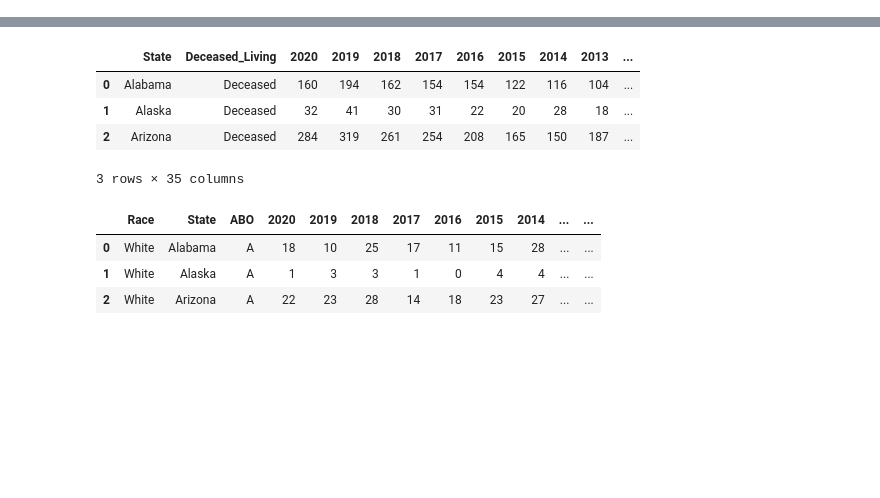
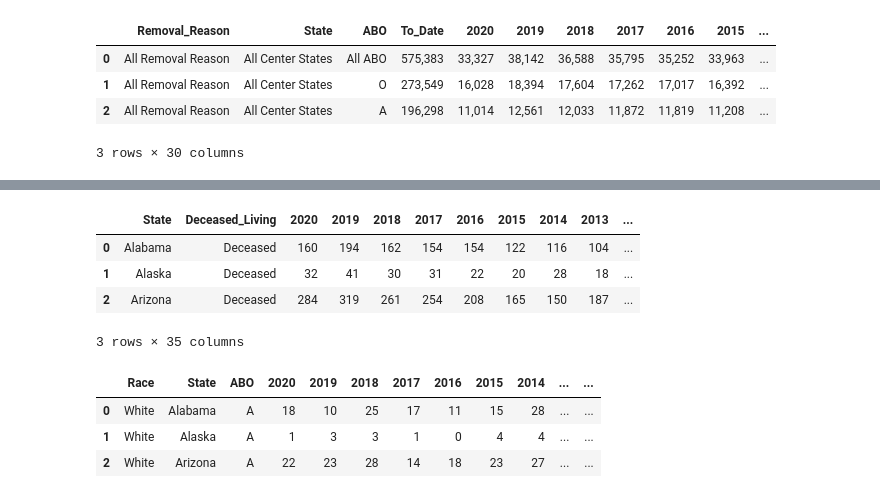
Before and after one commit to Lbrady1025/OPTN-analysis, a Jupyter notebook: csv_to_sql.ipynb, the cells around one changed output, grey strips where cells are left out. Saved outputs shown, nothing was run; the diff lists cells and outputs as text; code cells hidden in the pictures; blank space fills up the shorter version.

```diff
--- a/csv_to_sql.ipynb
+++ b/csv_to_sql.ipynb
@@ -16,0 +21,8 @@ waitinglist_state = pd.read_csv('resources/waitinglist_state.csv')
+# %%
+kidney_removal_state_abo.head(3)
+# %% [output]
+|  | Removal_Reason | State | ABO | To_Date | 2020 | 2019 | 2018 | 2017 | 2016 | 2015 | ... |
+| 0 | All Removal Reason | All Center States | All ABO | 575,383 | 33,327 | 38,142 | 36,588 | 35,795 | 35,252 | 33,963 | ... |
+| 1 | All Removal Reason | All Center States | O | 273,549 | 16,028 | 18,394 | 17,604 | 17,262 | 17,017 | 16,392 | ... |
+| 2 | All Removal Reason | All Center States | A | 196,298 | 11,014 | 12,561 | 12,033 | 11,872 | 11,819 | 11,208 | ... |
+3 rows × 30 columns
```
Also changed, not shown: parts of 20 cells of this notebook, 23 other files.
